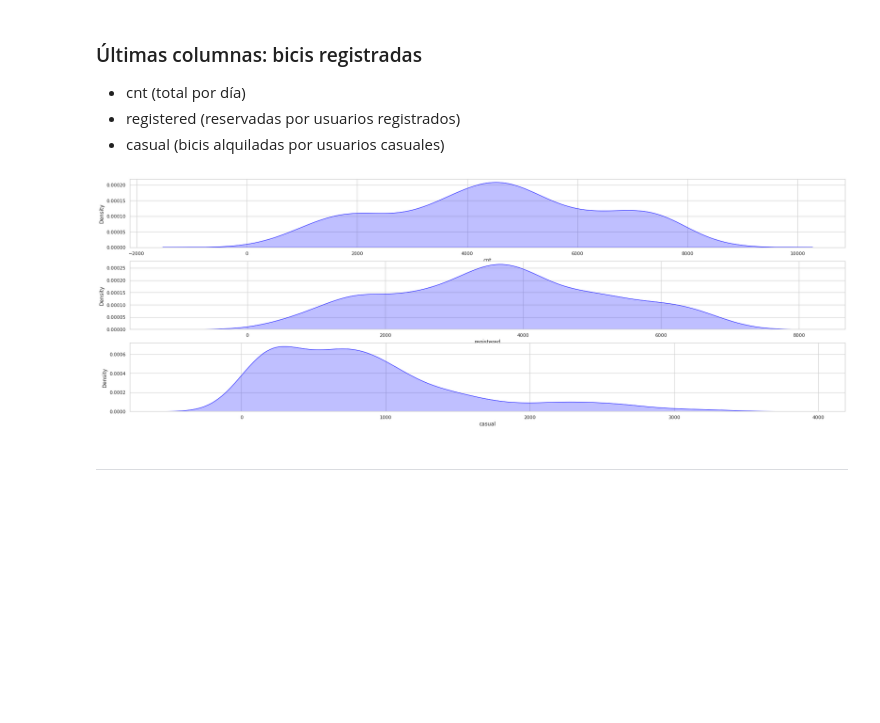
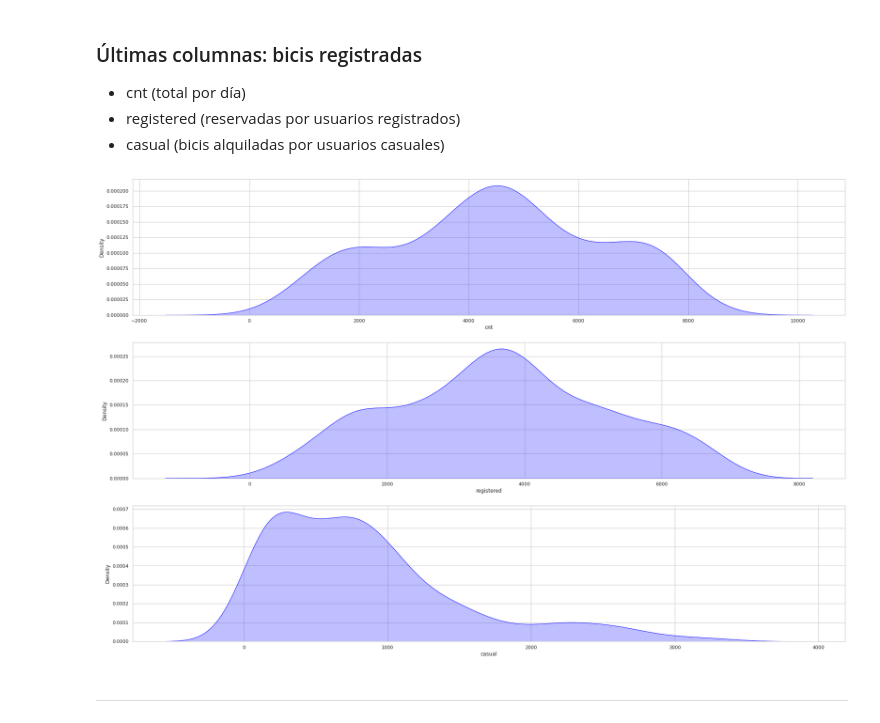
Before and after one commit to Adalab/project-da-promo-A-module-3-team-1, a Jupyter notebook: Proyecto_Final.ipynb, the cells around one changed output. Saved outputs shown, nothing was run; the diff lists cells and outputs as text; code cells hidden in the pictures; blank space fills up the shorter version.

```diff
--- a/Proyecto_Final.ipynb
+++ b/Proyecto_Final.ipynb
@@ -413,0 +389,2 @@ df_bike["temp_interval"] = pd.cut(df_bike["temp"], 5,labels = ["very_low", "low"
+# %%
+df_bike["temp_interval_num"] = pd.cut(df_bike["temp"], 5, ordered=True)
@@ -414,5 +397,5 @@ df_bike["temp_interval"] = pd.cut(df_bike["temp"], 5,labels = ["very_low", "low"
 # %%
-df_bike["atemp_interval"] = pd.cut(df_bike["atemp"], 5,labels = ["very_low", "low", "medium", "high", "very_high"], ordered=True)
+#df_bike["atemp_interval"] = pd.cut(df_bike["atemp"], 5,labels = ["very_low", "low", "medium", "high", "very_high"], ordered=True)
 # %%
 df_bike["hum_interval"] = pd.cut(df_bike["hum"], 5,labels = ["very_low", "low", "medium", "high", "very_high"], ordered=True)
 # %%
@@ -593,13 +544,13 @@ df_bike['wind_num_encoding'] = df_bike["wind_interval"].replace(scale_mapper)
 - registered (reservadas por usuarios registrados)
 - casual (bicis alquiladas por usuarios casuales)
 # %%
-fig, axes= plt.subplots(3,1, figsize= (30,10))
+fig, axes= plt.subplots(3,1, figsize= (30, 20))
 axes = axes.flat
 sns.distplot(df_bike.cnt, hist=False, color="blue", kde_kws= {"shade": True, "linewidth":1},ax=axes[0])
 sns.distplot(df_bike.registered, hist=False, color="blue", kde_kws= {"shade": True, "linewidth":1},ax=axes[1])
 sns.distplot(df_bike.casual, hist=False, color="blue", kde_kws= {"shade": True, "linewidth":1},ax=axes[2]);
 # %% [output]
-[figure, old version]
+[figure, new version]
 # %% [markdown]
 -----
 # %% [markdown]
```
Also changed, not shown: parts of 33 cells of this notebook, 1 other file.
